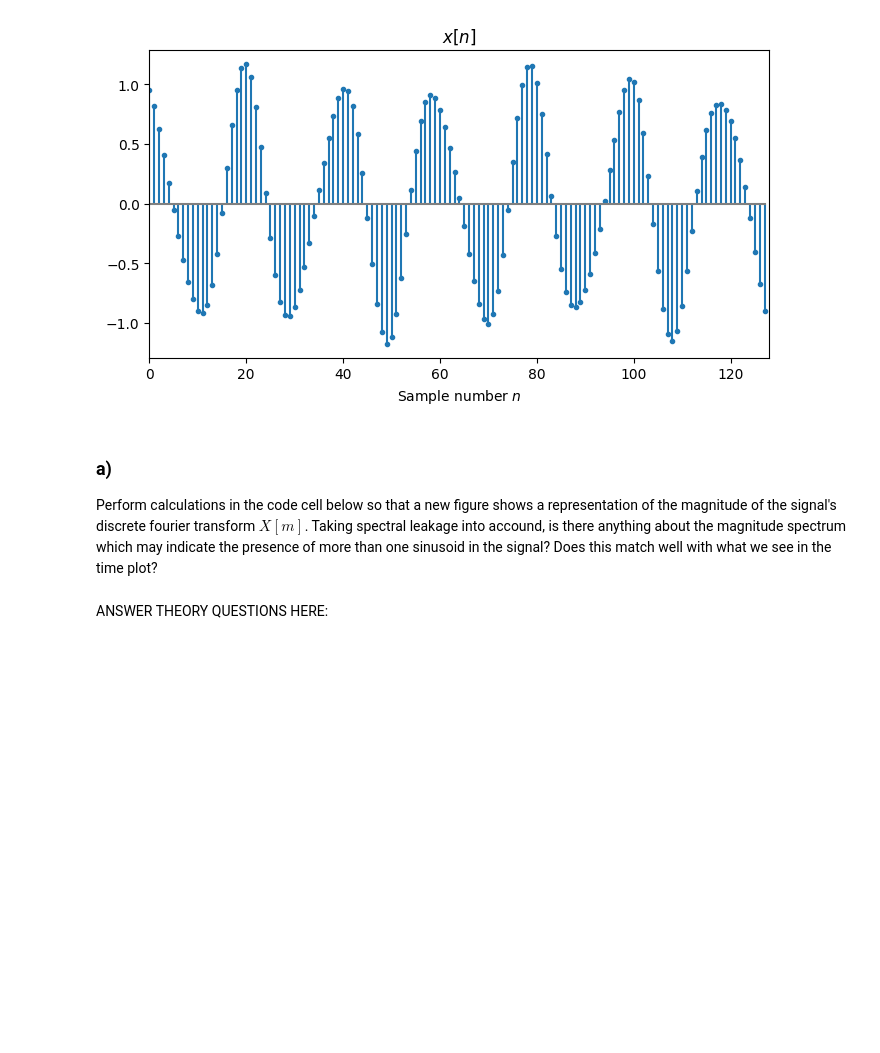
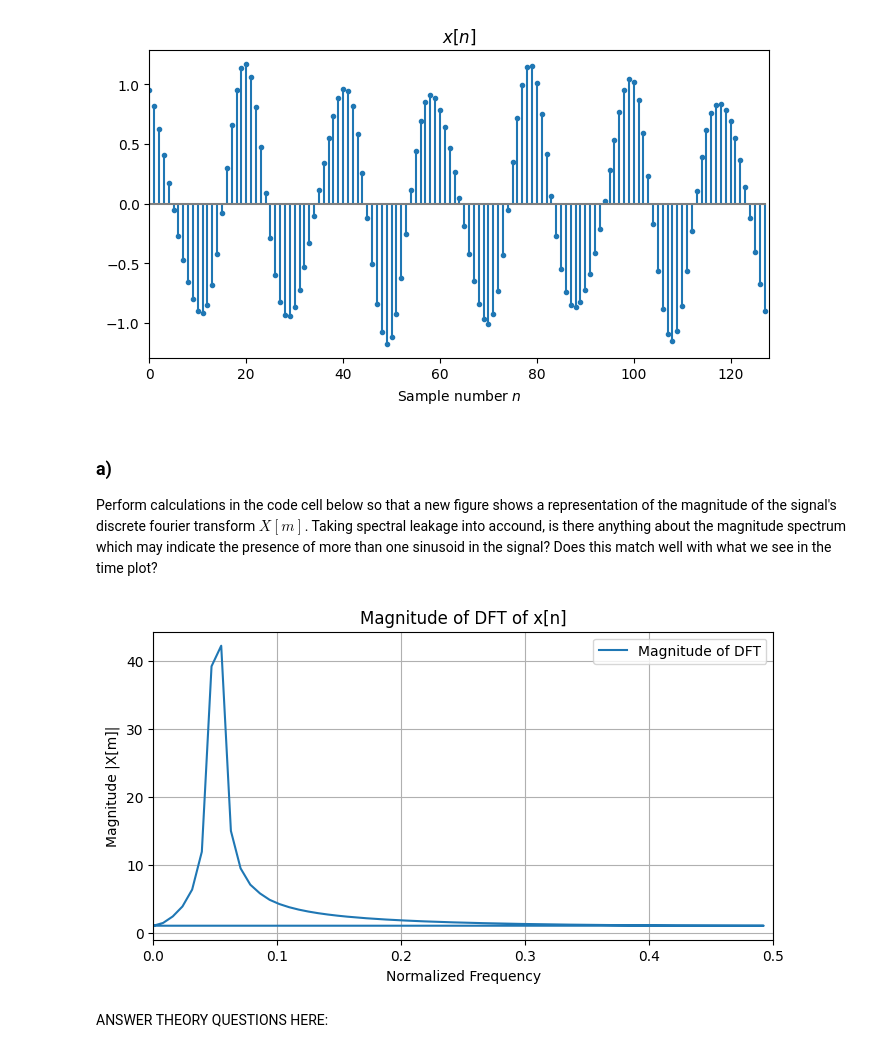
Before and after one commit to AndreFug/AIS2201, a Jupyter notebook: Exercise_5/Problem3.ipynb, the cells around one changed output. Saved outputs shown, nothing was run; the diff lists cells and outputs as text; code cells hidden in the pictures; blank space fills up the shorter version.

```diff
--- a/Exercise_5/Problem3.ipynb
+++ b/Exercise_5/Problem3.ipynb
@@ -206,3 +204,23 @@ Perform calculations in the code cell below so that a new figure shows a represe
+# %%
+# Perform DFT on the signal
+X_m = np.fft.fft(xn)    # DFT of the signal x[n]
+X_m_magnitude = np.abs(X_m)  # Magnitude of the DFT
+
+# Frequency axis
+freq = np.fft.fftfreq(N, d=1)  # assuming sampling interval d=1
+
+# Plot the magnitude of the DFT
+plt.figure(figsize=(8, 4))
+plt.plot(freq, X_m_magnitude, label='Magnitude of DFT')
+plt.xlim([0, 0.5])  # Display only the positive frequency range
+plt.xlabel('Normalized Frequency')
+plt.ylabel('Magnitude |X[m]|')
+plt.title('Magnitude of DFT of x[n]')
+plt.grid(True)
+plt.legend()
+plt.show()
+# %% [output]
+[figure, added]
 # %% [markdown]
 ANSWER THEORY QUESTIONS HERE:
 # %% [markdown]
```
Also changed, not shown: parts of 1 cell of this notebook, 3 other files.
